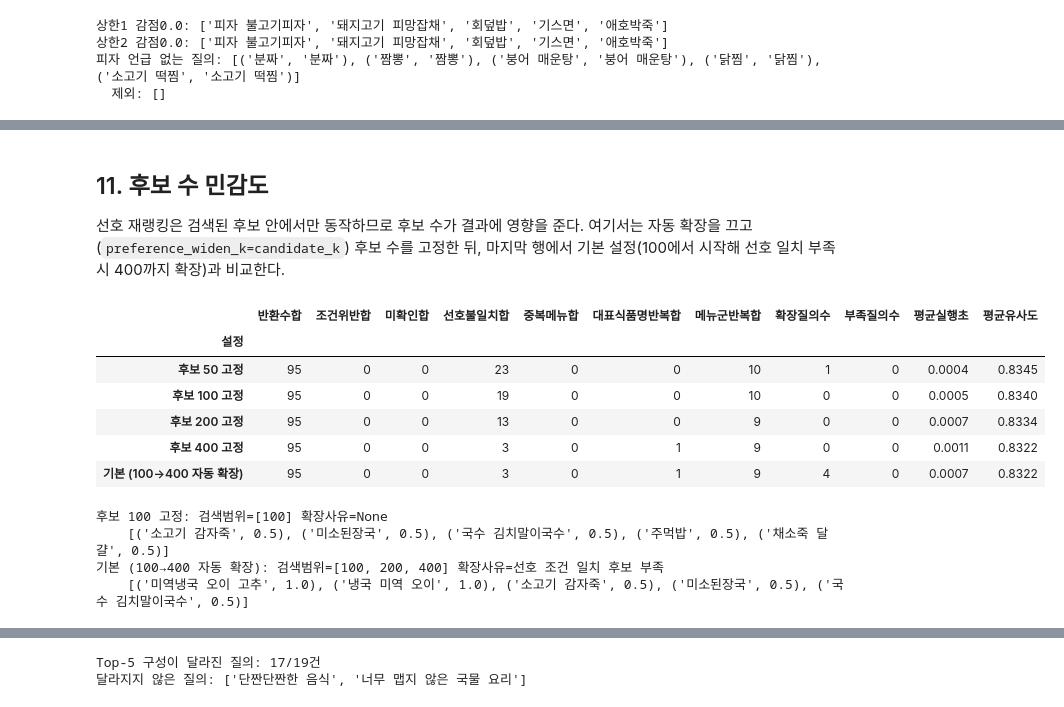
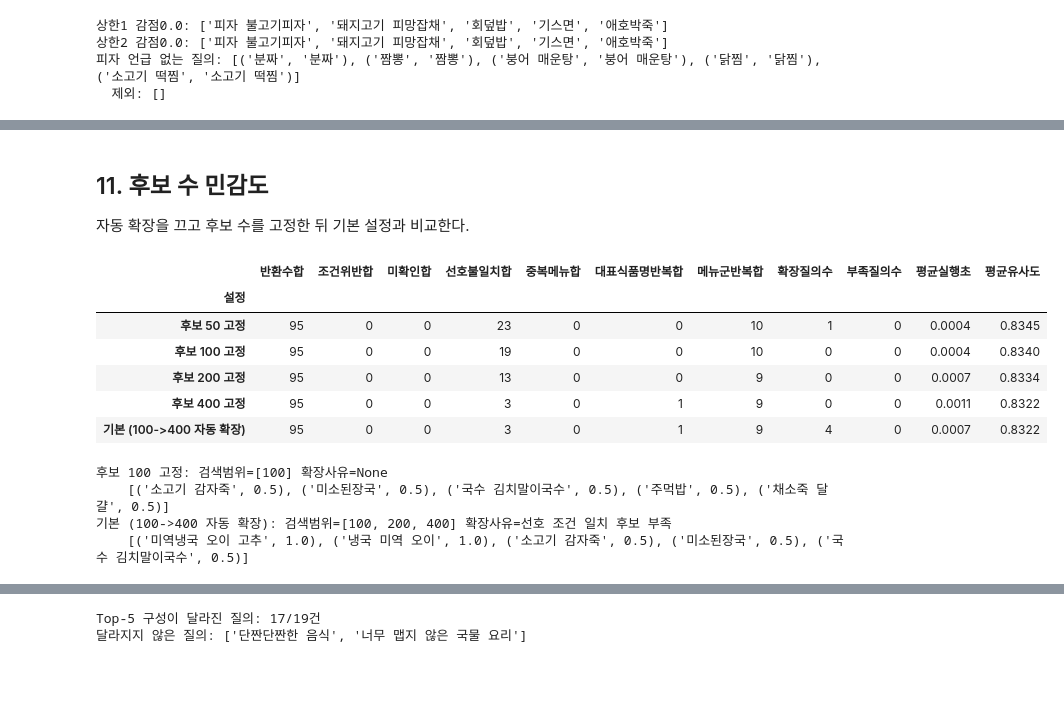
Before and after one commit to JeongHyck06/Menu-recommend-algorithmn, a Jupyter notebook: notebooks/05_recommendation_test.ipynb, the cells around one changed output, grey strips where cells are left out. Cells and saved outputs as stored; diff of their text form; code cells hidden in the pictures; blank space fills up the shorter version.

```diff
--- a/notebooks/05_recommendation_test.ipynb
+++ b/notebooks/05_recommendation_test.ipynb
@@ -573,30 +542,29 @@ exp_weights
 # %% [markdown]
 ## 11. 후보 수 민감도
 
-선호 재랭킹은 검색된 후보 안에서만 동작하므로 후보 수가 결과에 영향을 준다.
-여기서는 자동 확장을 끄고(`preference_widen_k=candidate_k`) 후보 수를 고정한 뒤, 마지막 행에서 기본 설정(100에서 시작해 선호 일치 부족 시 400까지 확장)과 비교한다.
+자동 확장을 끄고 후보 수를 고정한 뒤 기본 설정과 비교한다.
 # %%
 k_configs = {f"후보 {k} 고정": PipelineConfig(candidate_k=k, preference_widen_k=k) for k in (50, 100, 200, 400)}
-k_configs["기본 (100→400 자동 확장)"] = FULL
+k_configs["기본 (100->400 자동 확장)"] = FULL
 exp_k = experiment(rec_b, VALID_QUERIES, k_configs)
 exp_k["평균유사도"] = [mean_similarity(rec_b, VALID_QUERIES, c) for c in k_configs.values()]
 exp_k
 # %% [output]
 |  | 반환수합 | 조건위반합 | 미확인합 | 선호불일치합 | 중복메뉴합 | 대표식품명반복합 | 메뉴군반복합 | 확장질의수 | 부족질의수 | 평균실행초 | 평균유사도 |
 | 설정 |  |  |  |  |  |  |  |  |  |  |  |
 | 후보 50 고정 | 95 | 0 | 0 | 23 | 0 | 0 | 10 | 1 | 0 | 0.0004 | 0.8345 |
-| 후보 100 고정 | 95 | 0 | 0 | 19 | 0 | 0 | 10 | 0 | 0 | 0.0005 | 0.8340 |
+| 후보 100 고정 | 95 | 0 | 0 | 19 | 0 | 0 | 10 | 0 | 0 | 0.0004 | 0.8340 |
 | 후보 200 고정 | 95 | 0 | 0 | 13 | 0 | 0 | 9 | 0 | 0 | 0.0007 | 0.8334 |
 | 후보 400 고정 | 95 | 0 | 0 | 3 | 0 | 1 | 9 | 0 | 0 | 0.0011 | 0.8322 |
-| 기본 (100→400 자동 확장) | 95 | 0 | 0 | 3 | 0 | 1 | 9 | 4 | 0 | 0.0007 | 0.8322 |
+| 기본 (100->400 자동 확장) | 95 | 0 | 0 | 3 | 0 | 1 | 9 | 4 | 0 | 0.0007 | 0.8322 |
 # %%
 # 후보 100개 안에 선호 일치 항목이 없던 질의: 고정 100 vs 기본(자동 확장)
-for name in ("후보 100 고정", "기본 (100→400 자동 확장)"):
+for name in ("후보 100 고정", "기본 (100->400 자동 확장)"):
     r = rec_b.recommend("차갑고 가볍게 먹을 메뉴", k_configs[name])
     print(f"{name}: 검색범위={r['검색범위']} 확장사유={r['확장사유']}")
     print("   ", [(it["메뉴명"], it["선호점수"]) for it in r["추천"]])
 # %% [output]
 후보 100 고정: 검색범위=[100] 확장사유=None
     [('소고기 감자죽', 0.5), ('미소된장국', 0.5), ('국수 김치말이국수', 0.5), ('주먹밥', 0.5), ('채소죽 달걀', 0.5)]
-기본 (100→400 자동 확장): 검색범위=[100, 200, 400] 확장사유=선호 조건 일치 후보 부족
+기본 (100->400 자동 확장): 검색범위=[100, 200, 400] 확장사유=선호 조건 일치 후보 부족
     [('미역냉국 오이 고추', 1.0), ('냉국 미역 오이', 1.0), ('소고기 감자죽', 0.5), ('미소된장국', 0.5), ('국수 김치말이국수', 0.5)]
```
Also changed, not shown: parts of 35 cells of this notebook, 5 other files.
